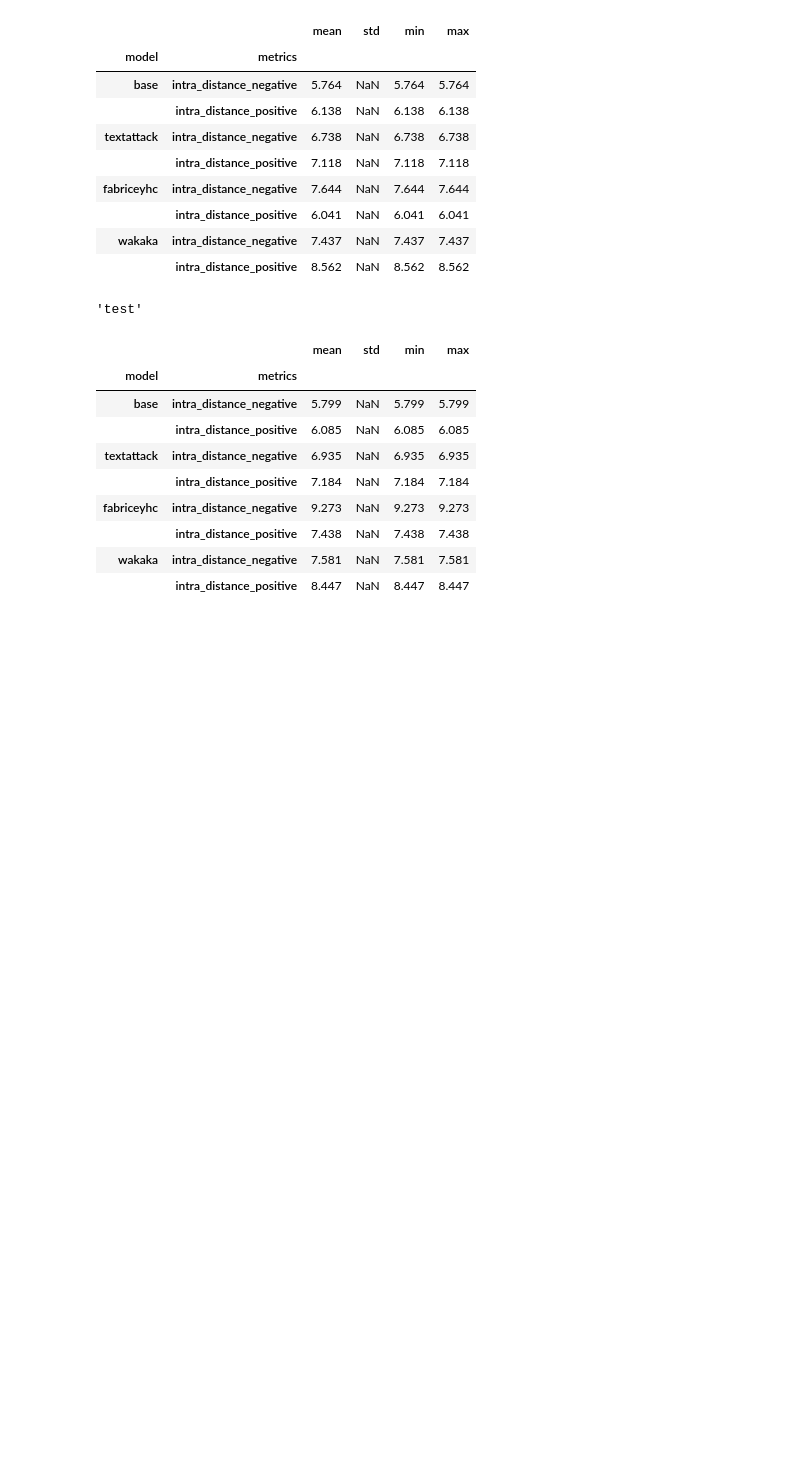
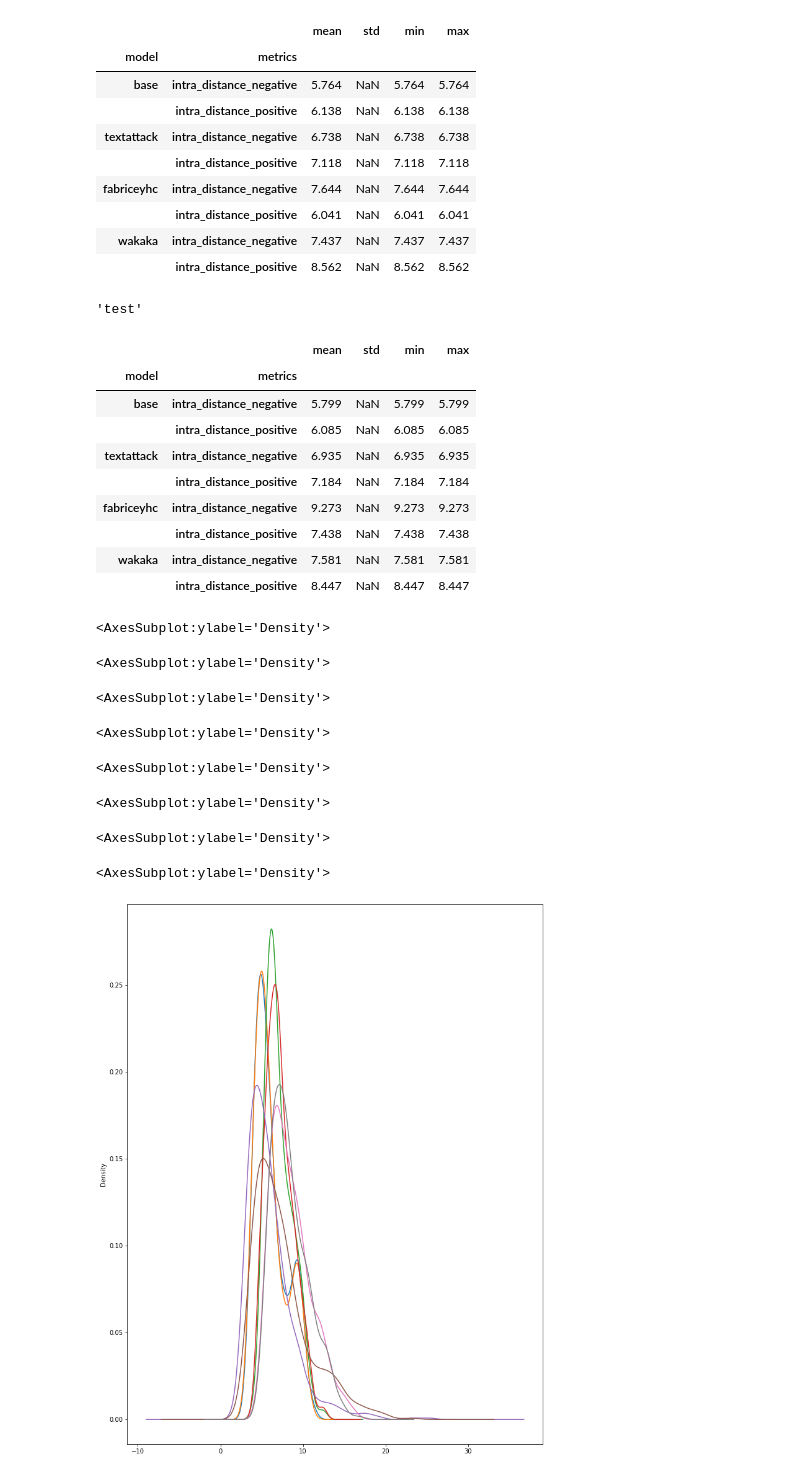
Before and after one commit to simon-muenker/NLP-SoSe22--NLP-Proj, a Jupyter notebook: notebooks/03--Manifold-Analysis.ipynb, the cells around one changed output. Cells and saved outputs as stored; diff of their text form; code cells hidden in the pictures; blank space fills up the shorter version.

Commit message:
analyse intra cluster distance distribution

```diff
--- a/notebooks/03--Manifold-Analysis.ipynb
+++ b/notebooks/03--Manifold-Analysis.ipynb
@@ -51,7 +51,7 @@ for label, data in analysis.items():
 # %%
 ### Calculate Centroid Distance and Cluster Dispersion
 # %%
-distances: dict = {
+extra_distances: dict = {
     label: (
         data
         .filter(regex=".*extra_distance")
@@ -61,14 +61,14 @@ distances: dict = {
     for label, data in analysis.items()
 }
 # %%
-for label, data in distances.items():
+for label, data in extra_distances.items():
     formatted: pd.DataFrame = (
         data
         [COLS_OF_INTEREST]
         .round(3)
     )
-    formatted.to_csv(f'{OUT_PATH}/{label}.metric.distance.csv')
-    formatted.style.to_latex(f'{OUT_PATH}/{label}.metric.distance.tex')
+    formatted.to_csv(f'{OUT_PATH}/{label}.metric.extra_distances.csv')
+    formatted.style.to_latex(f'{OUT_PATH}/{label}.metric.extra_distances.tex')
     display(label, formatted)
     # print(formatted.to_markdown())
 # %% [output]
@@ -87,7 +87,7 @@ for label, data in distances.items():
 | fabriceyhc | extra_distance | 19.964 | NaN | 19.964 | 19.964 |
 | wakaka | extra_distance | 11.398 | NaN | 11.398 | 11.398 |
 # %%
-dispersion: dict = {
+intra_distance: dict = {
     label: (
         data
         .filter(regex=".*intra_distance")
@@ -97,14 +97,14 @@ dispersion: dict = {
     for label, data in analysis.items()
 }
 # %%
-for label, data in dispersion.items():
+for label, data in intra_distance.items():
     formatted: pd.DataFrame = (
         data
         [['mean', 'std', 'min', 'max']]
         .round(3)
     )
-    formatted.to_csv(f'{OUT_PATH}/{label}.metric.dispersion.csv')
-    formatted.style.to_latex(f'{OUT_PATH}/{label}.metric.dispersion.tex')
+    formatted.to_csv(f'{OUT_PATH}/{label}.metric.intra_distance.csv')
+    formatted.style.to_latex(f'{OUT_PATH}/{label}.metric.intra_distance.tex')
     display(label, formatted)
     # print(formatted.to_markdown())
 # %% [output]
@@ -130,3 +130,32 @@ for label, data in dispersion.items():
 |  | intra_distance_positive | 7.438 | NaN | 7.438 | 7.438 |
 | wakaka | intra_distance_negative | 7.581 | NaN | 7.581 | 7.581 |
 |  | intra_distance_positive | 8.447 | NaN | 8.447 | 8.447 |
+# %%
+from ast import literal_eval
+
+for m in MODELS:
+    for label, data in analysis.items():
+        formatted = (
+            data
+            .filter(regex="centroid_point_distances_.*")
+                # .T
+            [m, 'centroid_point_distances_positive']
+            .apply(literal_eval)
+            .iloc[0]
+        )
+
+        display(
+            pd.Series(*formatted).
+            plot.kde()
+        )
+#
+# %% [output]
+<AxesSubplot:ylabel='Density'>
+<AxesSubplot:ylabel='Density'>
+<AxesSubplot:ylabel='Density'>
+<AxesSubplot:ylabel='Density'>
+<AxesSubplot:ylabel='Density'>
+<AxesSubplot:ylabel='Density'>
+<AxesSubplot:ylabel='Density'>
+<AxesSubplot:ylabel='Density'>
+[figure, added]
```
Also changed, not shown: parts of 1 cell of this notebook.
